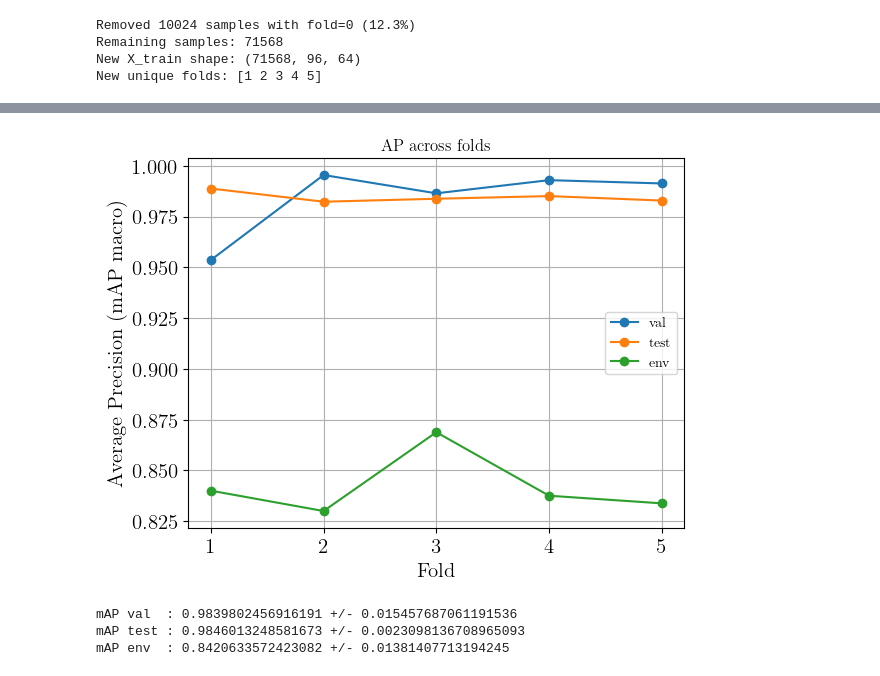
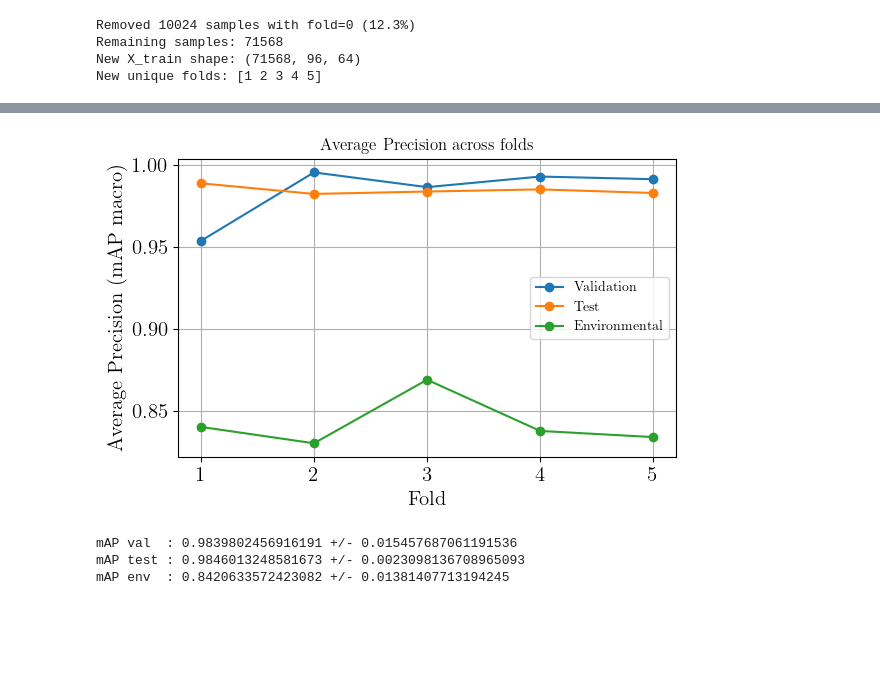
Before and after one commit to ingeborgborhaug/sound-event-detection-aircrafts, a Jupyter notebook: train.ipynb, the cells around one changed output, grey strips where cells are left out. Cells and saved outputs as stored; diff of their text form; code cells hidden in the pictures; blank space fills up the shorter version.

```diff
--- a/train.ipynb
+++ b/train.ipynb
@@ -607,9 +581,23 @@ if __name__ == "__main__":
     ]
     )
 
-    callback = tf.keras.callbacks.EarlyStopping(monitor='val_loss',
-                                            patience=3,
-                                            restore_best_weights=True)
+    # Save the model with the best validation F1 score
+    checkpoint_cb = tf.keras.callbacks.ModelCheckpoint(
+        filepath=f'history/{timestr}/best_model.keras',
+        monitor='val_f1_score',
+        mode='max',
+        save_best_only=True,
+        save_weights_only=False,
+        verbose=1
+    )
+
+    # Early stop based on validation F1 score and restore best F1 weights
+    callback = [
+        tf.keras.callbacks.EarlyStopping(monitor='val_f1_score',
+                                         patience=3,
+                                         restore_best_weights=True),
+        checkpoint_cb
+    ]
 
 
     ps = PredefinedSplit(test_fold=folds_train)
@@ -684,22 +683,43 @@ Environmental Set Average Precision Scores across folds: [0.8400510635461893, 0.
 # %%
 folds = np.arange(1, len(ap_scores_test) + 1)
 
-plt.figure()
+fig_dir = f"history/{timestr}"
+os.makedirs(fig_dir, exist_ok=True)
+
+plt.figure(figsize=(6, 4))
 plt.plot(folds, ap_scores_val, marker="o")
 plt.plot(folds, ap_scores_test, marker="o")
 plt.plot(folds, ap_scores_env, marker="o")
 plt.xlabel("Fold")
 plt.ylabel("Average Precision (mAP macro)")
-plt.title("AP across folds")
-plt.legend(["val", "test", "env"])
+plt.title("Average Precision across folds")
+plt.legend(["Validation", "Test", "Environmental"])
 plt.grid(True)
+
+plt.tight_layout()
+plt.savefig(f"{fig_dir}/ap_across_folds.pdf", format="pdf")
 plt.show()
 
-print("mAP val  :", np.mean(ap_scores_val),  "+/-", np.std(ap_scores_val))
-print("mAP test :", np.mean(ap_scores_test), "+/-", np.std(ap_scores_test))
-print("mAP env  :", np.mean(ap_scores_env),  "+/-", np.std(ap_scores_env))
+
+summary_path = f"{fig_dir}/map_summary.txt"
+
+with open(summary_path, "w") as f:
+    f.write("Mean Average Precision (mAP) summary\n")
+    f.write("=" * 40 + "\n\n")
+
+    f.write(f"Validation set:\n")
+    f.write(f"  mAP = {np.mean(ap_scores_val):.4f} ± {np.std(ap_scores_val):.4f}\n\n")
+    print("mAP val  :", np.mean(ap_scores_val),  "+/-", np.std(ap_scores_val))
+
+    f.write(f"Test set:\n")
+    f.write(f"  mAP = {np.mean(ap_scores_test):.4f} ± {np.std(ap_scores_test):.4f}\n\n")
+    print("mAP test :", np.mean(ap_scores_test), "+/-", np.std(ap_scores_test))
+
+    f.write(f"Environmental set:\n")
+    f.write(f"  mAP = {np.mean(ap_scores_env):.4f} ± {np.std(ap_scores_env):.4f}\n")
+    print("mAP env  :", np.mean(ap_scores_env),  "+/-", np.std(ap_scores_env))
 # %% [output]
-[figure, old version]
+[figure, new version]
 mAP val  : 0.9839802456916191 +/- 0.015457687061191536
 mAP test : 0.9846013248581673 +/- 0.0023098136708965093
 mAP env  : 0.8420633572423082 +/- 0.01381407713194245
```
Also changed, not shown: parts of 6 cells of this notebook, 1 other file.
